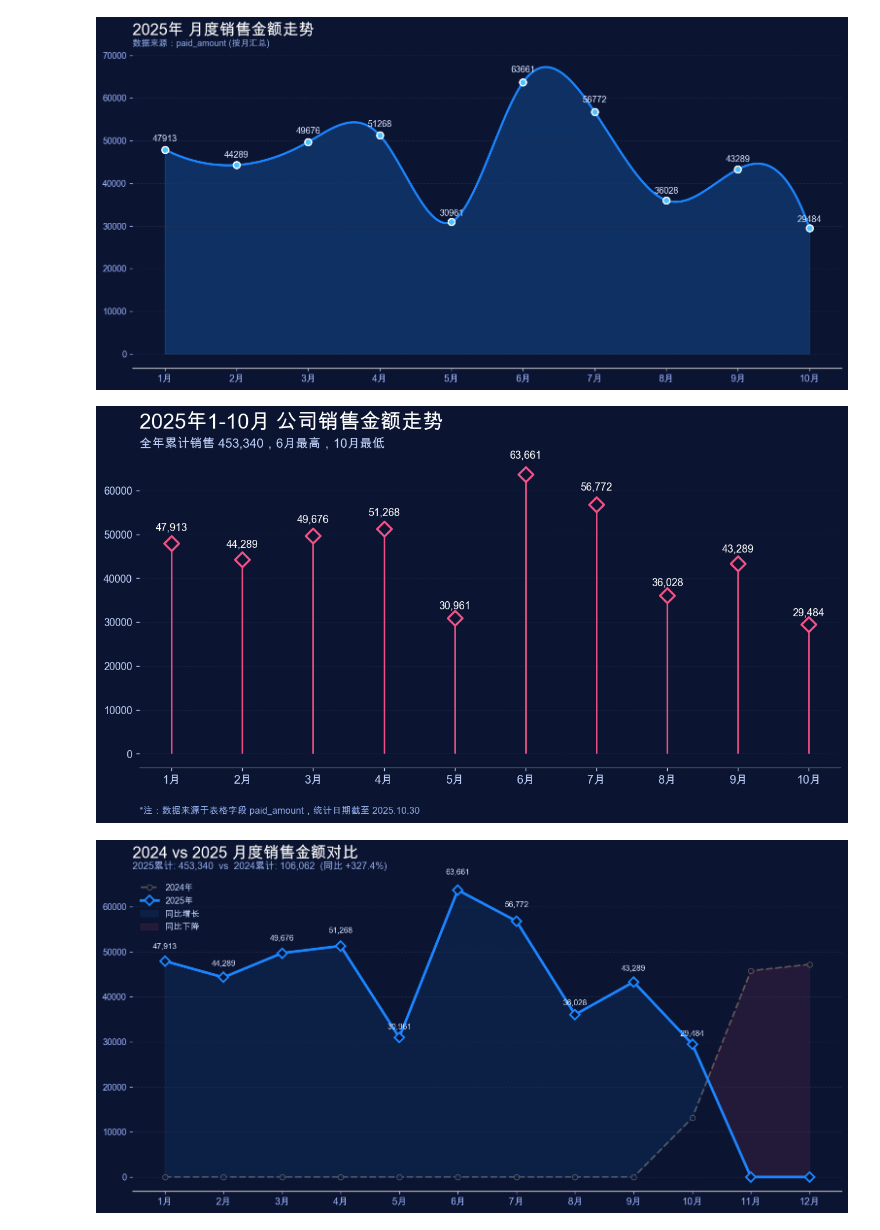
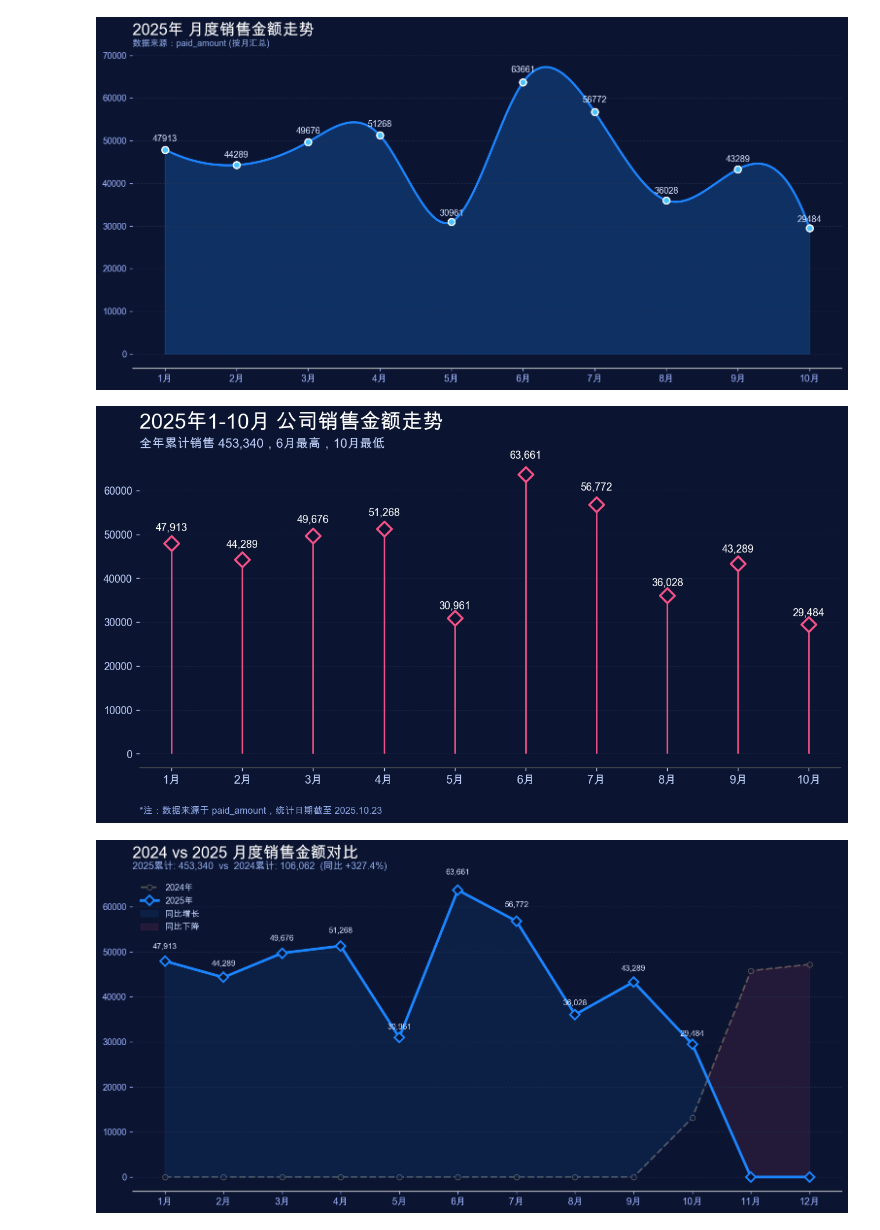
Before and after one commit to Zhen-Zhuo/Data-visualization, a Jupyter notebook: test.ipynb, the cells around one changed output. Cells and saved outputs as stored; diff of their text form; code cells hidden in the pictures.

```diff
--- a/test.ipynb
+++ b/test.ipynb
@@ -1327,111 +1023,58 @@ plt.show()
 # %% [output]
 [figure]
 # %%
-# 2025年 月度销售金额棒棒糖图（Lollipop Chart）- 参考样式
-import pandas as pd
-import numpy as np
-import matplotlib.pyplot as plt
+date_col = PAYMENT_DATE_COL
+amount_col = AMOUNT_COL
 
-# 1. 数据准备
-df_line = df.copy()
-date_col = None
-for c in ['payment_date', 'order_date', 'create_time']:
-    if c in df_line.columns:
-        date_col = c
-        break
-if date_col is None:
-    raise ValueError('找不到日期字段')
-
-amount_col = None
-for c in ['paid_amount', 'product_amount', 'amount', 'total_amount']:
-    if c in df_line.columns:
-        amount_col = c
-        break
-if amount_col is None:
-    if 'quantity' in df_line.columns and 'unit_price' in df_line.columns:
-        amount_col = '__tmp_amount__'
-        df_line[amount_col] = df_line['quantity'] * df_line['unit_price']
-    else:
-        raise ValueError('找不到金额字段')
-
-# 筛选 2025 年并按月汇总
-df_line[date_col] = pd.to_datetime(df_line[date_col])
+df_line = df.dropna(subset=[date_col]).copy()
 df_2025 = df_line[df_line[date_col].dt.year == 2025].copy()
-
-if len(df_2025) == 0:
-    raise ValueError("当前数据中没有 2025 年的记录，请检查日期列或数据源。")
-
 monthly = df_2025.groupby(df_2025[date_col].dt.month)[amount_col].sum().reset_index()
 monthly.columns = ['month', 'amount']
 monthly = monthly.sort_values('month')
 
-# 补全月份
 max_month = monthly['month'].max()
 all_months = pd.DataFrame({'month': range(1, int(max_month) + 1)})
 monthly = pd.merge(all_months, monthly, on='month', how='left').fillna(0)
 
-# 统计信息用于副标题
 total_sales = monthly['amount'].sum()
 max_month_row = monthly.loc[monthly['amount'].idxmax()]
 min_month_row = monthly.loc[monthly['amount'].idxmin()]
 
-# 2. 画图
 plt.close('all')
 plt.style.use('dark_background')
 bg_color = '#0b1430'
-stem_color = '#f25287' # 参考图中的红/粉色
+stem_color = '#f25287'
 text_color = '#ffffff'
 grid_color = '#283656'
 
 fig, ax = plt.subplots(figsize=(12, 6), dpi=130)
 fig.patch.set_facecolor(bg_color)
 ax.set_facecolor(bg_color)
 
-# 绘制棒棒糖图 (Stem Chart)
-# 垂直线
-ax.vlines(x=monthly['month'], ymin=0, ymax=monthly['amount'],
-          color=stem_color, linewidth=1.5, zorder=2)
+ax.vlines(x=monthly['month'], ymin=0, ymax=monthly['amount'], color=stem_color, linewidth=1.5, zorder=2)
+ax.scatter(monthly['month'], monthly['amount'], s=100, marker='D', facecolor=bg_color, edgecolors=stem_color, linewidth=2, zorder=3)
+for _, row in monthly.iterrows():
+    ax.text(row['month'], row['amount'] * 1.05, f"{row['amount']:,.0f}", color=text_color, fontsize=10, ha='center', va='bottom')
 
-# 顶部菱形标记 (空心效果：背景色填充，边框颜色)
-ax.scatter(monthly['month'], monthly['amount'],
-           s=100, marker='D',
-           facecolor=bg_color, edgecolors=stem_color, linewidth=2,
-           zorder=3)
-
-# 标注数值
-for i, row in monthly.iterrows():
-    ax.text(row['month'], row['amount'] * 1.05, f"{row['amount']:,.0f}",
-            color=text_color, fontsize=10, ha='center', va='bottom')
-
-# 坐标轴与网格
 ax.set_xticks(monthly['month'])
 ax.set_xticklabels([f"{int(m)}月" for m in monthly['month']])
 ax.spines['top'].set_visible(False)
 ax.spines['right'].set_visible(False)
 ax.spines['left'].set_visible(False)
-# 底部轴线颜色
 ax.spines['bottom'].set_color('#555555')
-
-# 只保留横向网格，且比较淡
 ax.grid(axis='y', color=grid_color, linestyle='--', linewidth=0.5, alpha=0.5)
 ax.tick_params(axis='x', colors='#c3d4ff', labelsize=11)
 ax.tick_params(axis='y', colors='#c3d4ff', labelsize=10)
-# 隐藏Y轴轴线，只留刻度文字
-ax.spines['left'].set_visible(False)
 
-# 标题与副标题
 title = '2025年1-{}月 公司销售金额走势'.format(int(max_month))
 subtitle = f"全年累计销售 {total_sales:,.0f}，{int(max_month_row['month'])}月最高，{int(min_month_row['month'])}月最低"
-note = f"*注：数据来源于表格字段 {amount_col}，统计日期截至 2025.{int(max_month)}.30"
+note = f"*注：数据来源于 {amount_col}，统计日期截至 {NOTE_DATE:%Y.%m.%d}"
 
 ax.set_title(title, fontsize=20, color='white', pad=30, loc='left', fontweight='bold')
 ax.text(0, 1.04, subtitle, transform=ax.transAxes, color='#c3d4ff', fontsize=12, ha='left')
 ax.text(0, -0.15, note, transform=ax.transAxes, color='#8faae8', fontsize=9, ha='left')
-
-# 调整下边距以显示注脚
 plt.subplots_adjust(bottom=0.2)
-
 plt.show()
 # %% [output]
-[figure, old version]
+[figure, new version]
 # %%
```
Also changed, not shown: parts of 32 cells of this notebook.
